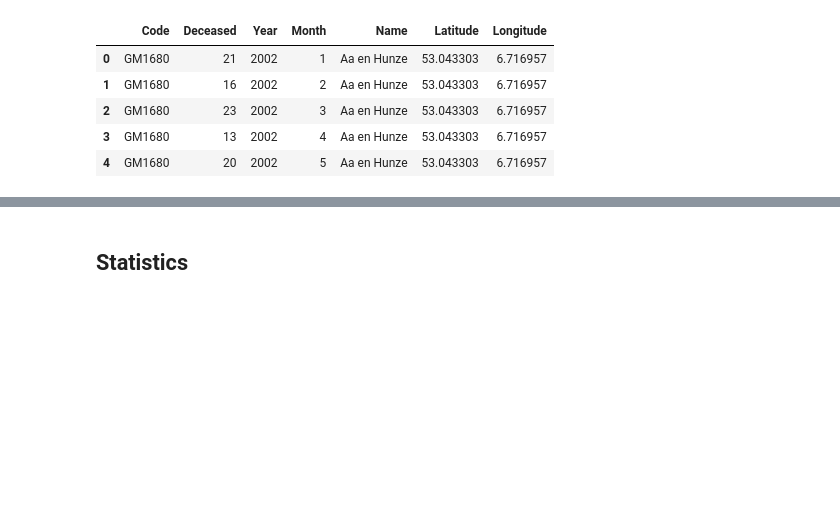
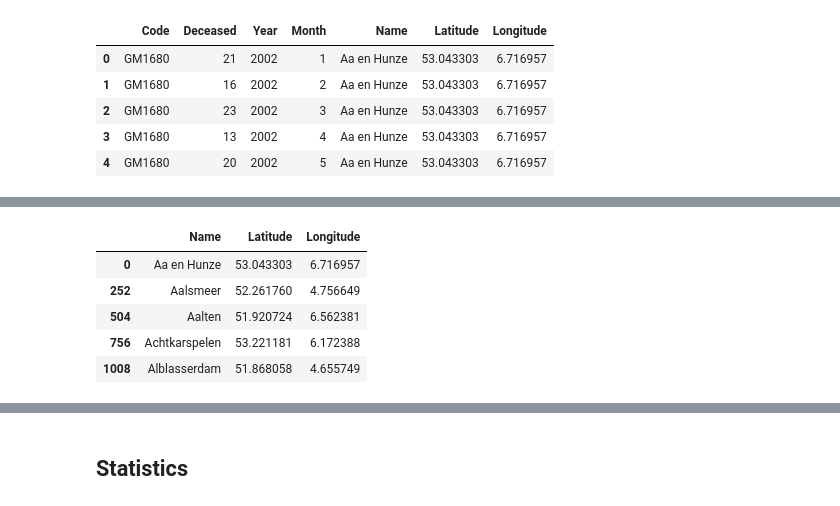
Before and after one commit to joost011/finalAssignment, a Jupyter notebook: main.ipynb, the cells around one changed output, grey strips where cells are left out. Cells and saved outputs as stored; diff of their text form; code cells hidden in the pictures; blank space fills up the shorter version.

```diff
--- a/main.ipynb
+++ b/main.ipynb
@@ -276,0 +298,12 @@ mortality_township_df.head()
+# %%
+# Create a data frame with unique name/lat/lon combinations of all townships
+# This data frame is used to vizualize the townships on a map
+township_coordinates = mortality_township_df[['Name', 'Latitude','Longitude']].drop_duplicates()
+township_coordinates.head()
+# %% [output]
+|  | Name | Latitude | Longitude |
+| 0 | Aa en Hunze | 53.043303 | 6.716957 |
+| 252 | Aalsmeer | 52.261760 | 4.756649 |
+| 504 | Aalten | 51.920724 | 6.562381 |
+| 756 | Achtkarspelen | 53.221181 | 6.172388 |
+| 1008 | Alblasserdam | 51.868058 | 4.655749 |
```
Also changed, not shown: parts of 20 cells of this notebook, 10 other files.
